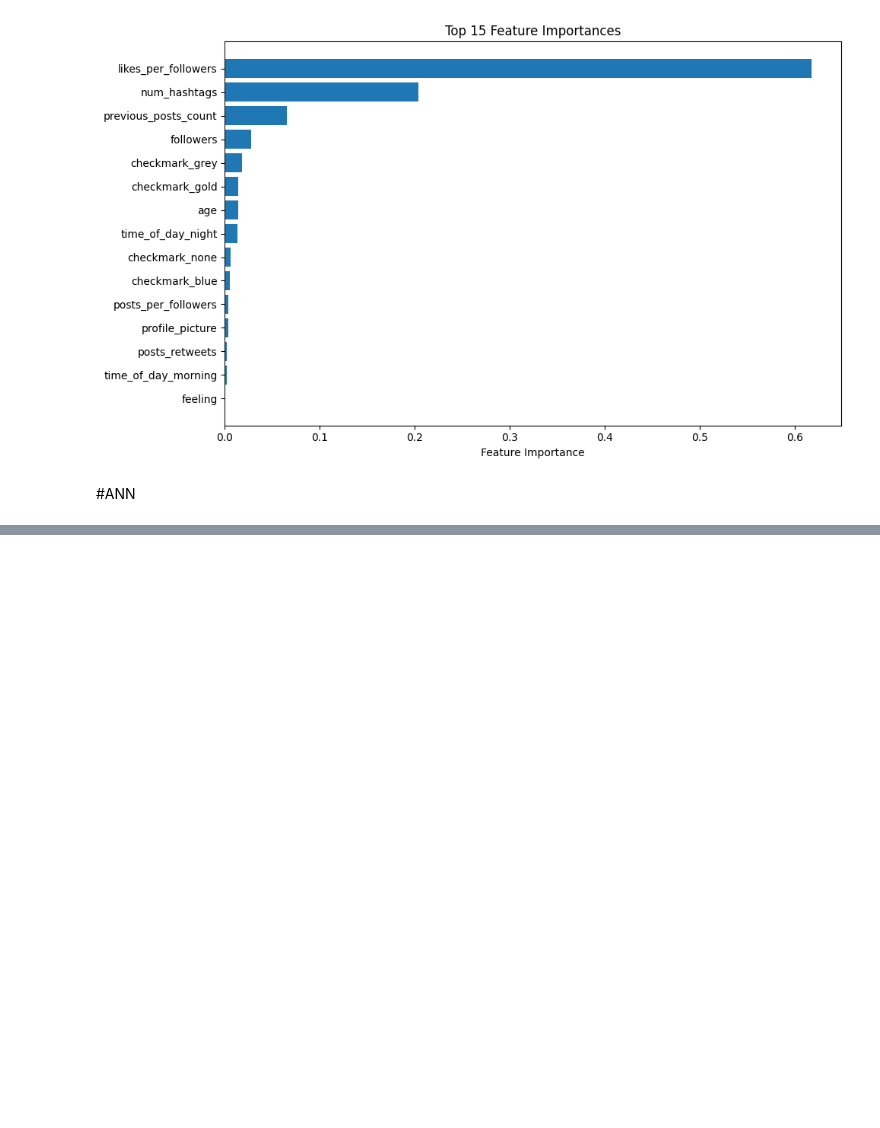
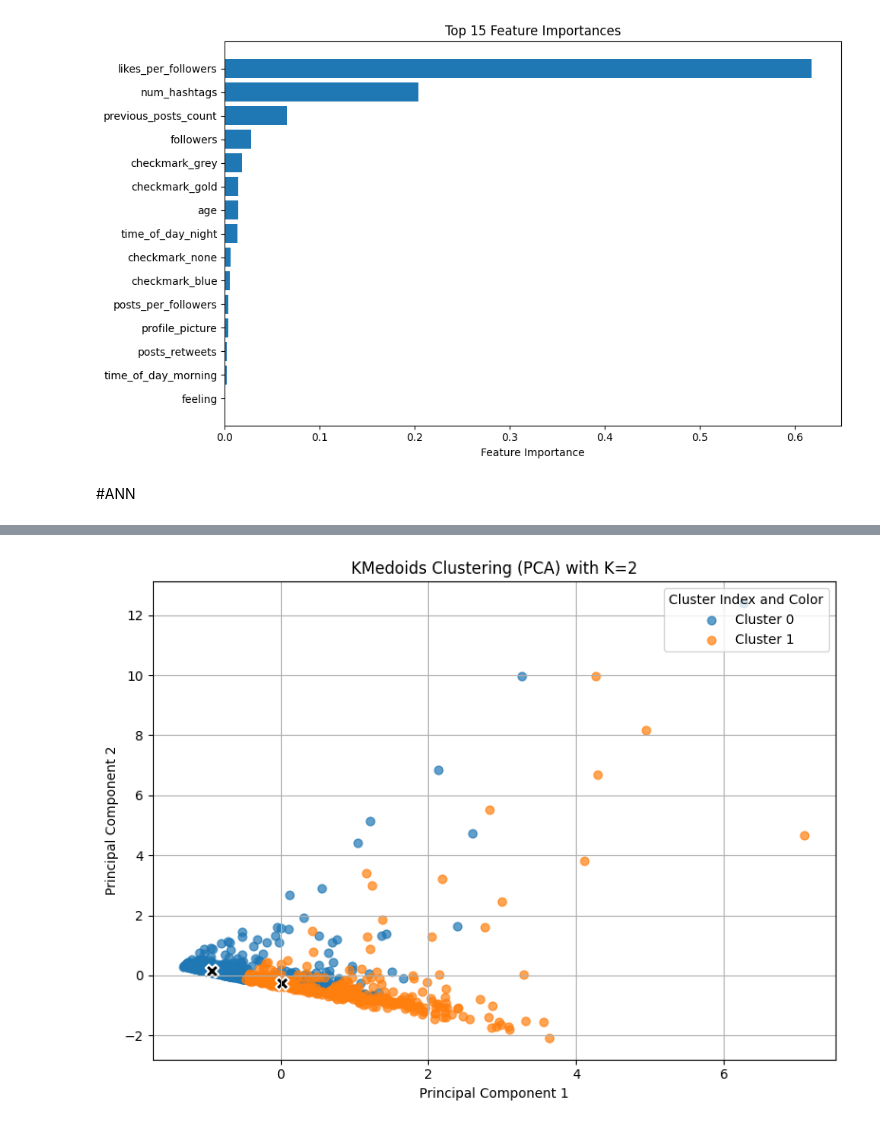
Before and after one commit to NadavLib/ML_Part2, a Jupyter notebook: ML_Part2.ipynb, the cells around one changed output, grey strips where cells are left out. Cells and saved outputs as stored; diff of their text form; code cells hidden in the pictures; blank space fills up the shorter version.

```diff
--- a/ML_Part2.ipynb
+++ b/ML_Part2.ipynb
@@ -249,0 +705,36 @@ plt.show()
+# %%
+from sklearn.decomposition import PCA
+import matplotlib.pyplot as plt
+import numpy as np
+
+# PCA to 2D
+pca = PCA(n_components=2)
+X_pca = pca.fit_transform(X_scaled)
+
+# Run K-Medoids with K=2
+model = KMedoids(n_clusters=2, metric='manhattan', random_state=42)
+labels = model.fit_predict(X_scaled)
+medoids = model.cluster_centers_
+
+# Project medoids to PCA space (approximation)
+medoid_indices = model.medoid_indices_
+medoid_pca = X_pca[medoid_indices]
+
+# Plot clusters with medoids
+plt.figure(figsize=(8, 6))
+for i in range(2):
+    cluster_points = X_pca[labels == i]
+    plt.scatter(cluster_points[:, 0], cluster_points[:, 1], label=f'Cluster {i}', alpha=0.7, s=40)
+
+# Mark medoids with X
+plt.scatter(medoid_pca[:, 0], medoid_pca[:, 1], color='black', marker='X', s=100, edgecolors='white', linewidths=1.5)
+
+plt.title('KMedoids Clustering (PCA) with K=2')
+plt.xlabel('Principal Component 1')
+plt.ylabel('Principal Component 2')
+plt.legend(title='Cluster Index and Color', loc='upper right')
+plt.grid(True)
+plt.tight_layout()
+plt.show()
+# %% [output]
+[figure, added]
```
Also changed, not shown: parts of 28 cells of this notebook.
